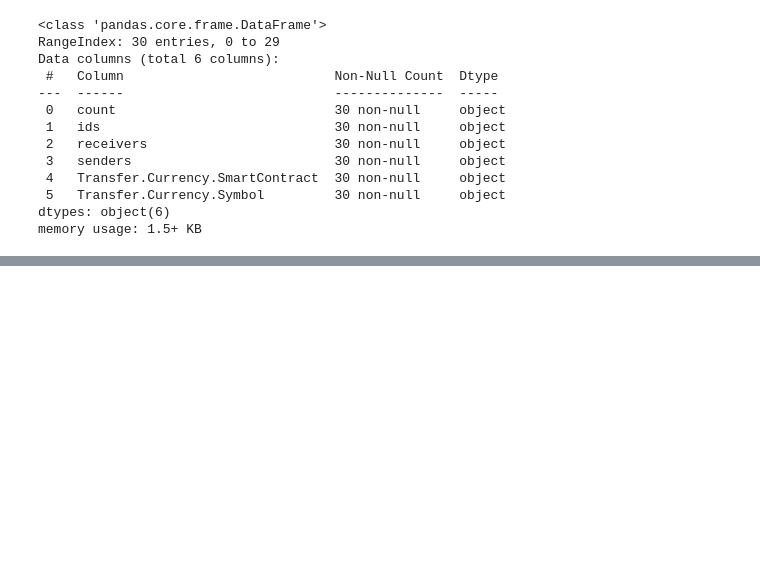
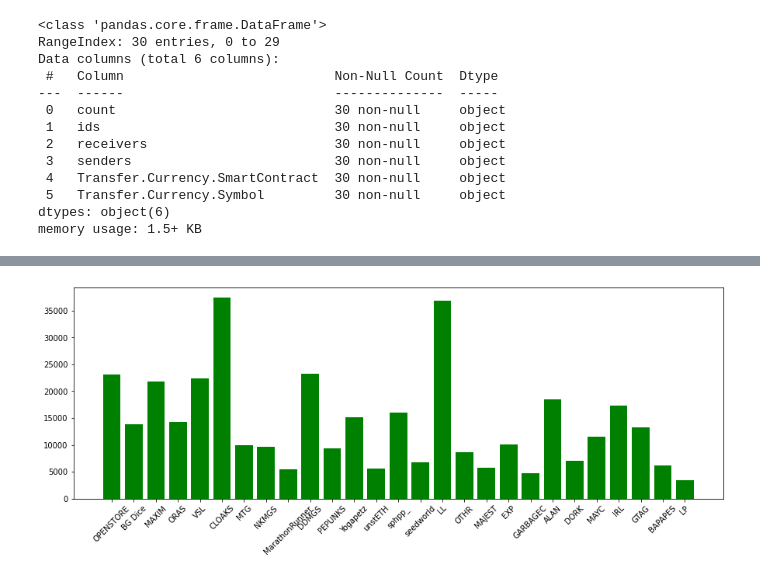
Before and after one commit to volantxs/blockchain-data-visualization, a Jupyter notebook: blockchain_data_driven_marketing.ipynb, the cells around one changed output, grey strips where cells are left out. Cells and saved outputs as stored; diff of their text form; code cells hidden in the pictures; blank space fills up the shorter version.

Commit message:
updating feb nft data

```diff
--- a/blockchain_data_driven_marketing.ipynb
+++ b/blockchain_data_driven_marketing.ipynb
@@ -6,0 +9,15 @@ import matplotlib.pyplot as plt
+# %%
+conn = http.client.HTTPSConnection("streaming.bitquery.io")
+payload0 = json.dumps({
+   "query": "{\n  EVM(dataset: combined, network: eth) {\n    Transfers(\n      orderBy: {ascending: Block_Date}\n      where: {Block: {Date: {since: \"2023-02-01\", till: \"2023-03-01\"}}, Transfer: {Currency: {Fungible: false}}}\n    ) {\n      Block {\n        Date\n      }\n      count\n    }\n  }\n}\n",
+   "variables": "{}"
+})
+headers = {
+   'Content-Type': 'application/json',
+   'X-API-KEY': 'BQYdO11cbRp3kwtJsrLSTOHnuapbJL48'
+}
+conn.request("POST", "/graphql", payload0, headers)
+res0 = conn.getresponse()
+data0 = res0.read()
+response0= json.loads(data0.decode("utf-8"))
+print(response0)
@@ -103,0 +149,5 @@ df_top_nfts['count', 'rceivers', 'senders', ]
+# %%
+df_top_nfts['count'] = pd.to_numeric(df_top_nfts['count'])
+df_top_nfts['senders'] = pd.to_numeric(df_top_nfts['senders'])
+df_top_nfts['receivers'] = pd.to_numeric(df_top_nfts['receivers'])
+df_top_nfts.info()
@@ -103,0 +168,5 @@ df_top_nfts['count', 'rceivers', 'senders', ]
+# %%
+# df_top_nfts.head(5)
+df_top_nfts = df_top_nfts.drop([df_top_nfts.index[0], df_top_nfts.index[20], df_top_nfts.index[26]])
+# df_top_nfts['Transfer.Currency.Symbol'].isnull()
+df_top_nfts
@@ -103,0 +191,8 @@ df_top_nfts['count', 'rceivers', 'senders', ]
+# %%
+
+plt.figure(figsize=(15,5))
+plt.bar(df_top_nfts['Transfer.Currency.Symbol'], df_top_nfts['count'], color='green')
+plt.xticks(rotation=45)
+plt.show()
+# %% [output]
+[figure, added]
```
Also changed, not shown: parts of 8 cells of this notebook.
